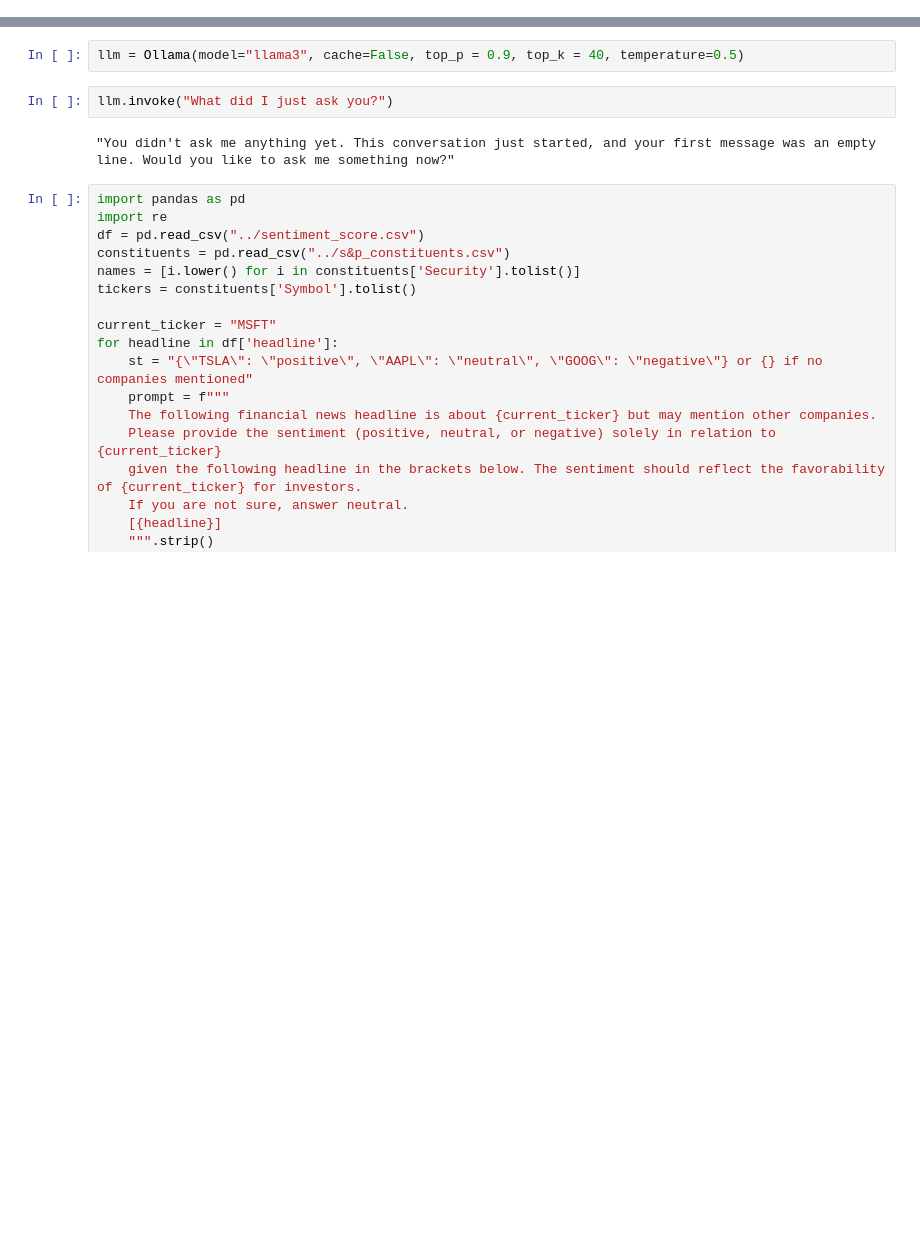
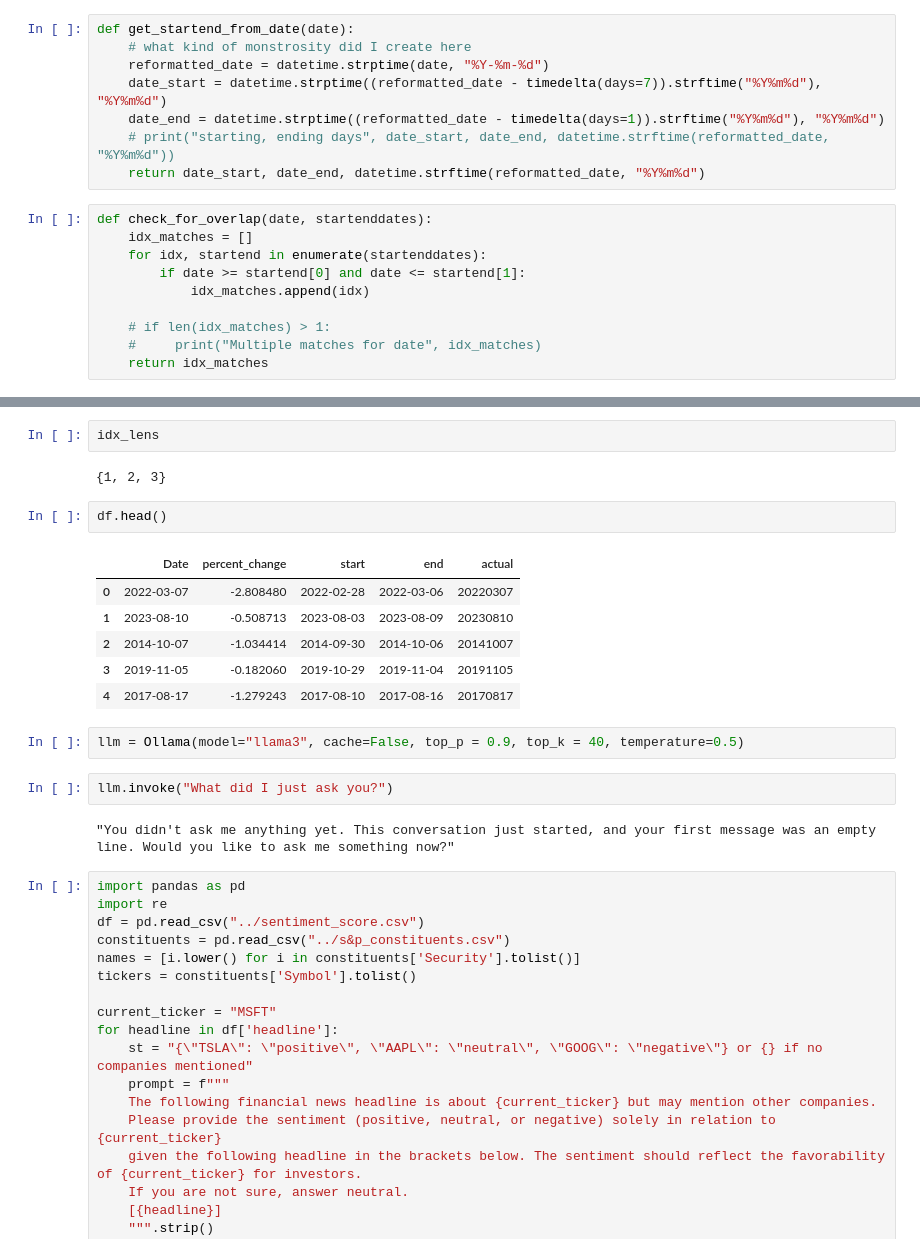
Before and after one commit to 25benjaminli/stocks_stats, a Jupyter notebook: local/ollama.ipynb, the cells around one changed output, grey strips where cells are left out. Saved outputs shown, nothing was run; the diff lists cells and outputs as text; blank space fills up the shorter version.

```diff
--- a/local/ollama.ipynb
+++ b/local/ollama.ipynb
@@ -2,0 +5,18 @@ from langchain_community.llms import Ollama
+# %%
+def get_startend_from_date(date):
+    # what kind of monstrosity did I create here
+    reformatted_date = datetime.strptime(date, "%Y-%m-%d")
+    date_start = datetime.strptime((reformatted_date - timedelta(days=7)).strftime("%Y%m%d"), "%Y%m%d")
+    date_end = datetime.strptime((reformatted_date - timedelta(days=1)).strftime("%Y%m%d"), "%Y%m%d")
+    # print("starting, ending days", date_start, date_end, datetime.strftime(reformatted_date, "%Y%m%d"))
+    return date_start, date_end, datetime.strftime(reformatted_date, "%Y%m%d")
+# %%
+def check_for_overlap(date, startenddates):
+    idx_matches = []
+    for idx, startend in enumerate(startenddates):
+        if date >= startend[0] and date <= startend[1]:
+            idx_matches.append(idx)
+
+    # if len(idx_matches) > 1:
+    #     print("Multiple matches for date", idx_matches)
+    return idx_matches
@@ -3,3 +81,16 @@ from langchain_community.llms import Ollama
+# %%
+idx_lens
+# %% [output]
+{1, 2, 3}
+# %%
+df.head()
+# %% [output]
+|  | Date | percent_change | start | end | actual |
+| 0 | 2022-03-07 | -2.808480 | 2022-02-28 | 2022-03-06 | 20220307 |
+| 1 | 2023-08-10 | -0.508713 | 2023-08-03 | 2023-08-09 | 20230810 |
+| 2 | 2014-10-07 | -1.034414 | 2014-09-30 | 2014-10-06 | 20141007 |
+| 3 | 2019-11-05 | -0.182060 | 2019-10-29 | 2019-11-04 | 20191105 |
+| 4 | 2017-08-17 | -1.279243 | 2017-08-10 | 2017-08-16 | 20170817 |
 # %%
 llm = Ollama(model="llama3", cache=False, top_p = 0.9, top_k = 40, temperature=0.5)
 # %%
```
Also changed, not shown: parts of 7 cells of this notebook, 1 other file.
